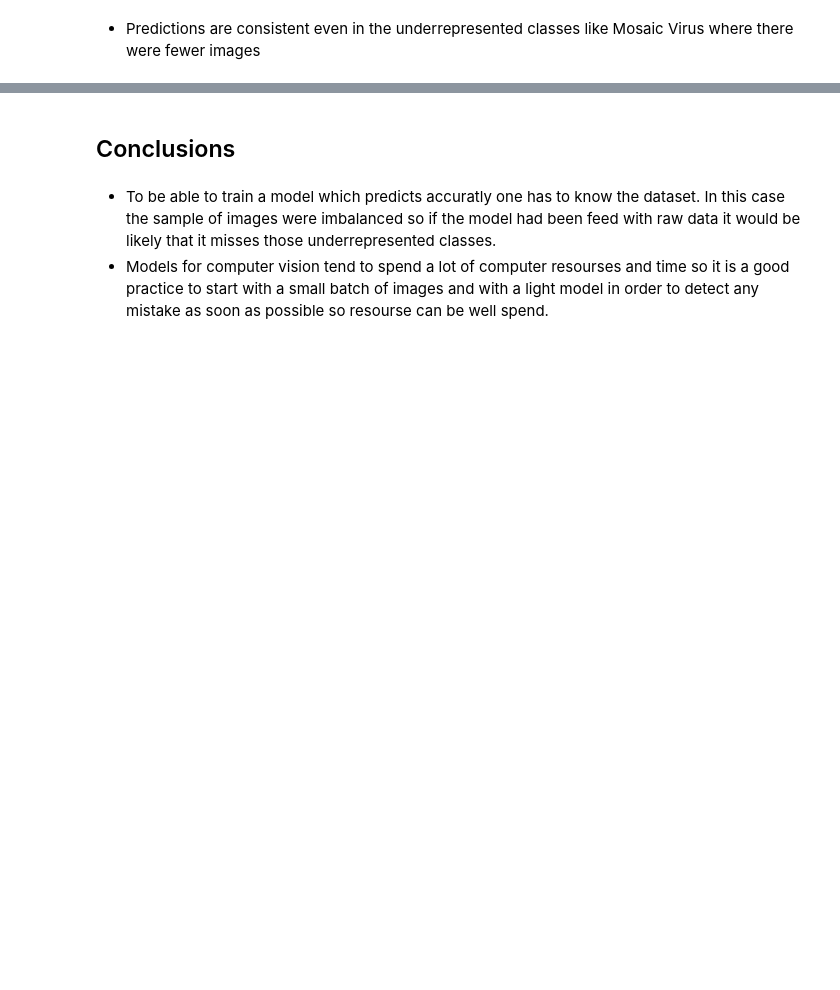
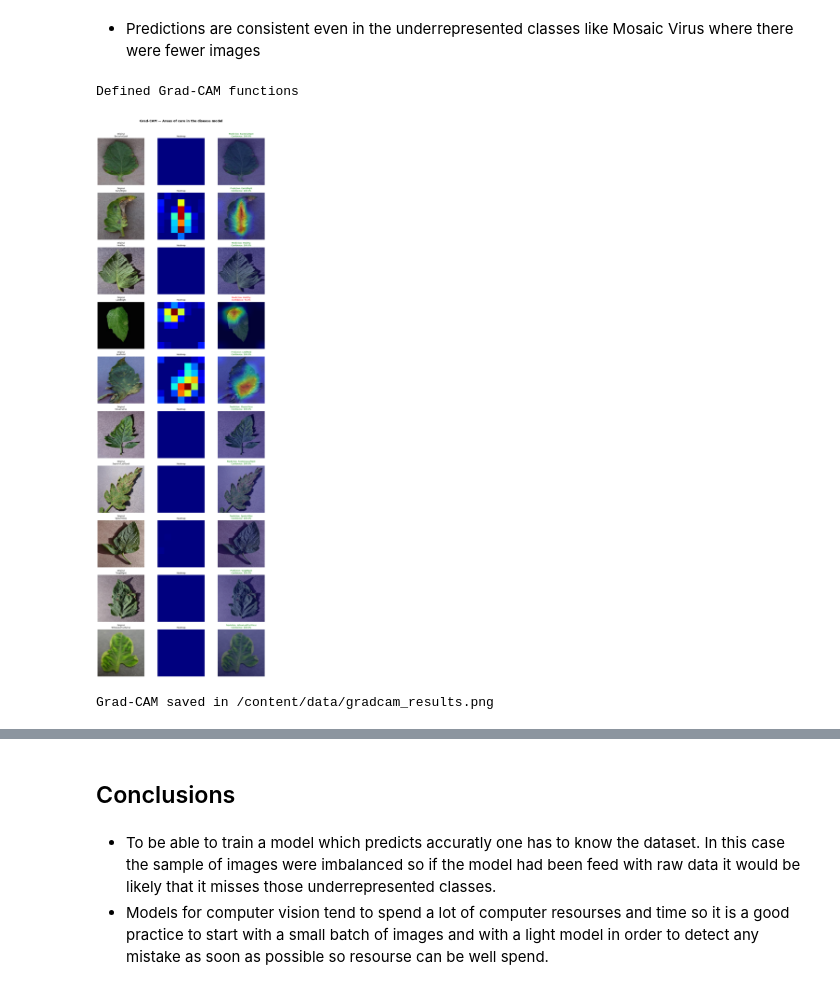
Before and after one commit to jpcampos04/2605_leaf_diseases_cv, a Jupyter notebook: 2605_leaf_diseases_cv.ipynb, the cells around one changed output, grey strips where cells are left out. Saved outputs shown, nothing was run; the diff lists cells and outputs as text; code cells hidden in the pictures; blank space fills up the shorter version.

Commit message:
Graphs corrected and saved

```diff
--- a/2605_leaf_diseases_cv.ipynb
+++ b/2605_leaf_diseases_cv.ipynb
@@ -332,21 +479,38 @@ print(classification_report(y_true, y_pred, target_names=short_names))
 - Predictions are consistent even in the underrepresented classes like Mosaic Virus where there were fewer images
 # %%
 # Define funtion to generate heatmap
+def make_gradcam_heatmap(img_array, model):
+    """Generate a heatmap Grad-CAM in the internal model."""
 
-def make_gradcam_heatmap(img_array, model, last_conv_layer_name="top_conv"):
-    """Generate heatmap Grad-CAM for an image."""
+    # Access to EfficientNetB0 within functional model
+    efficientnet = model.get_layer("efficientnetb0")
+    last_conv_layer = efficientnet.get_layer("top_conv")
 
-    # Model which returns activations from las conv layer + final prediction
-    grad_model = tf.keras.models.Model(
-        inputs=model.inputs,
-        outputs=[
-            model.get_layer("efficientnetb0").get_layer(last_conv_layer_name).output,
-            model.output
-        ]
+    # Internal model: input from EfficientNet last covn layer
+    inner_model = tf.keras.Model(
+        inputs=efficientnet.input,
+        outputs=last_conv_layer.output
     )
 
+    # External model: last conv layer final output
+    gap = model.get_layer("global_average_pooling2d")
+    dropout = model.get_layer("dropout")
+    dense = model.get_layer("dense")
+
     with tf.GradientTape() as tape:
-        conv_outputs, predictions = grad_model(img_array, training=False)
+        # Step 1: outputs from las conv layer
+        # Pass by principal model input
+        inputs_tensor = tf.cast(img_array, tf.float32)
+        tape.watch(inputs_tensor)
+
+        conv_outputs = inner_model(inputs_tensor, training=False)
+        tape.watch(conv_outputs)
+
+        # Step 2: manually complete the forward pass
+        x = gap(conv_outputs)
+        x = dropout(x, training=False)
+        predictions = dense(x)
+
         pred_index = tf.argmax(predictions[0])
         class_channel = predictions[:, pred_index]
 
@@ -354,8 +518,7 @@ def make_gradcam_heatmap(img_array, model, last_conv_layer_name="top_conv"):
     grads = tape.gradient(class_channel, conv_outputs)
     pooled_grads = tf.reduce_mean(grads, axis=(0, 1, 2))
 
-    conv_outputs = conv_outputs[0]
-    heatmap = conv_outputs @ pooled_grads[..., tf.newaxis]
+    heatmap = conv_outputs[0] @ pooled_grads[..., tf.newaxis]
     heatmap = tf.squeeze(heatmap)
     heatmap = tf.maximum(heatmap, 0) / (tf.math.reduce_max(heatmap) + 1e-8)
 
@@ -376,8 +539,9 @@ def overlay_gradcam(img_path, heatmap, alpha=0.4):
     superimposed = cv2.addWeighted(img, 1 - alpha, heatmap_colored, alpha, 0)
     return img, superimposed
 
-
 print("Defined Grad-CAM functions")
+# %% [output]
+Defined Grad-CAM functions
 # %%
 from tensorflow.keras.applications.efficientnet import preprocess_input
 
@@ -385,7 +549,7 @@ from tensorflow.keras.applications.efficientnet import preprocess_input
 samples = df_val.groupby("class_name").first().reset_index()
 
 fig, axes = plt.subplots(len(samples), 3, figsize=(12, len(samples) * 3.5))
-fig.suptitle("Grad-CAM — Zonas de atención del modelo por enfermedad",
+fig.suptitle("Grad-CAM — Areas of care in the disease model",
              fontsize=14, fontweight="bold", y=1.01)
 
 for i, row in samples.iterrows():
@@ -401,33 +565,36 @@ for i, row in samples.iterrows():
     # Generate Grad-CAM
     heatmap, predictions = make_gradcam_heatmap(img_array, model)
     pred_index = np.argmax(predictions[0])
     pred_class = class_names[pred_index].replace("Tomato__", "")
     confidence = predictions[0][pred_index] * 100
 
     # Overlay
     original, superimposed = overlay_gradcam(img_path, heatmap)
 
     # Set title depending on result
     color = "green" if pred_class == true_class else "red"
 
     # Graph
     axes[i, 0].imshow(original)
     axes[i, 0].set_title(f"Original\n{true_class}", fontsize=9)
     axes[i, 0].axis("off")
 
     axes[i, 1].imshow(plt.cm.jet(heatmap)[:, :, :3])
     axes[i, 1].set_title("Heatmap", fontsize=9)
     axes[i, 1].axis("off")
 
     axes[i, 2].imshow(superimposed)
     axes[i, 2].set_title(f"Prediction: {pred_class}\nConfidence: {confidence:.1f}%",
                           fontsize=9, color=color)
     axes[i, 2].axis("off")
 
 plt.tight_layout()
 plt.savefig("/content/data/gradcam_results.png", dpi=150, bbox_inches="tight")
 plt.show()
 print("Grad-CAM saved in /content/data/gradcam_results.png")
+# %% [output]
+[figure, added]
+Grad-CAM saved in /content/data/gradcam_results.png
 # %%
 model.save("/content/data/tomato_disease_model.keras")
 print("Model saved in /content/data/tomato_disease_model.keras")
```
Also changed, not shown: parts of 16 cells of this notebook.
